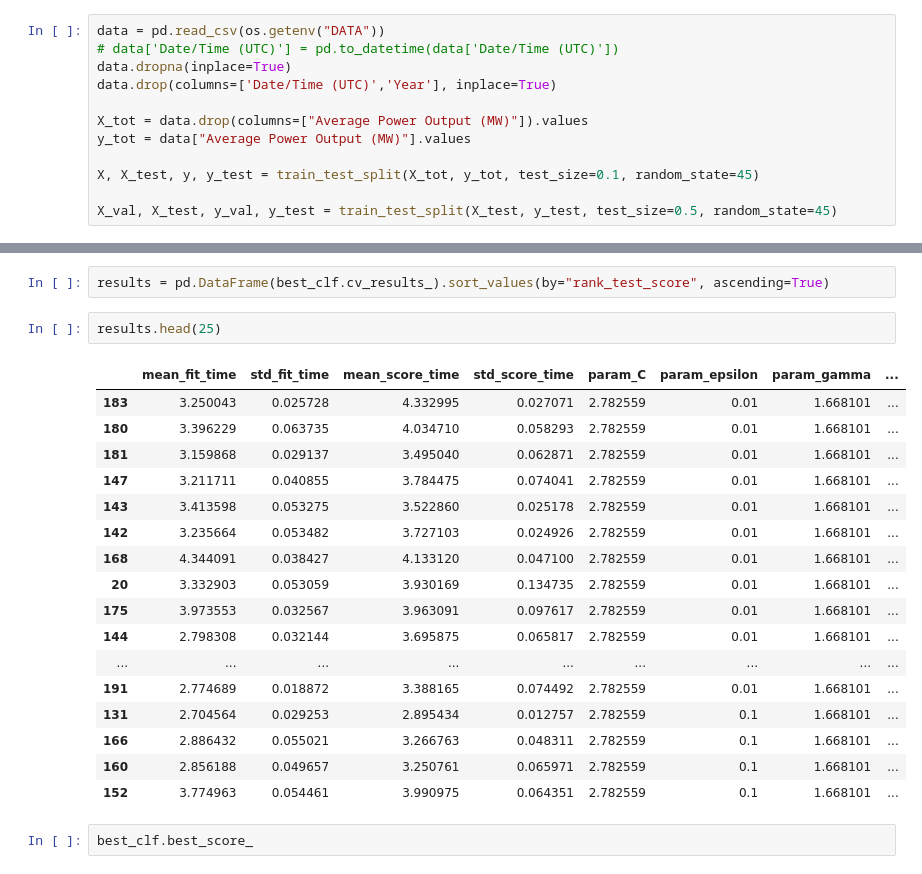
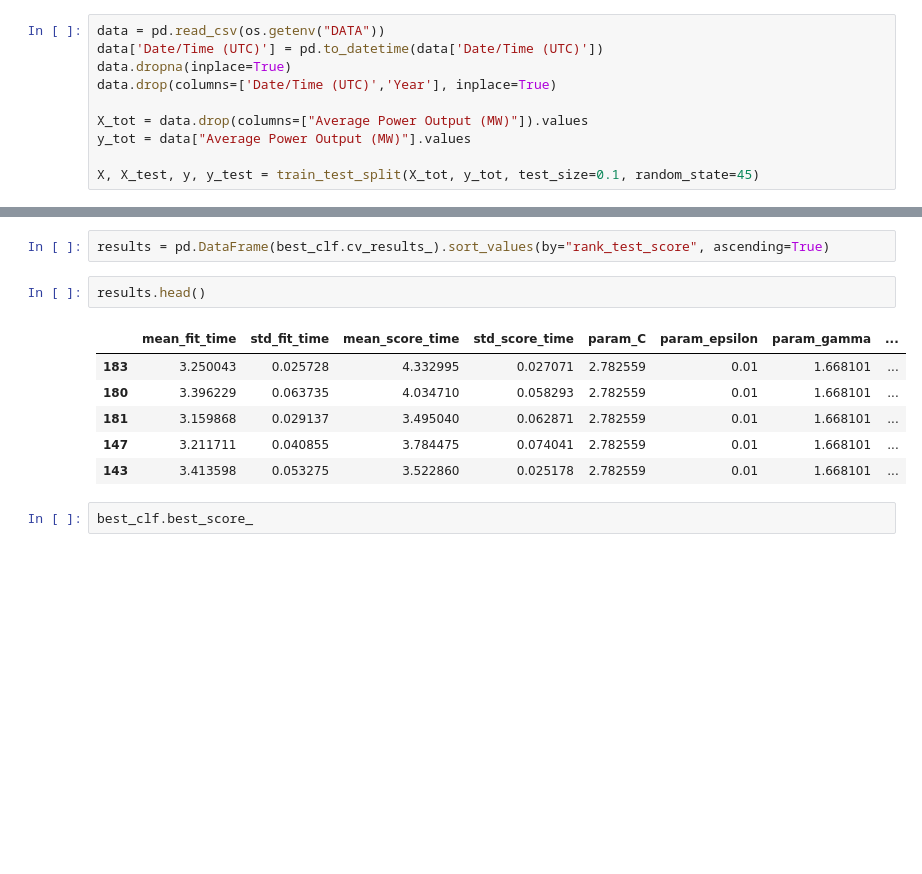
Before and after one commit to PhilJ0ly/EnergyNeedPrediction, a Jupyter notebook: models/svr.ipynb, the cells around one changed output, grey strips where cells are left out. Cells and saved outputs as stored; diff of their text form; blank space fills up the shorter version.

```diff
--- a/models/svr.ipynb
+++ b/models/svr.ipynb
@@ -23,7 +23,7 @@ True
 # Data
 # %%
 data = pd.read_csv(os.getenv("DATA"))
-# data['Date/Time (UTC)'] = pd.to_datetime(data['Date/Time (UTC)'])
+data['Date/Time (UTC)'] = pd.to_datetime(data['Date/Time (UTC)'])
 data.dropna(inplace=True)
 data.drop(columns=['Date/Time (UTC)','Year'], inplace=True)
 
@@ -31,7 +31,5 @@ X_tot = data.drop(columns=["Average Power Output (MW)"]).values
 y_tot = data["Average Power Output (MW)"].values
 
 X, X_test, y, y_test = train_test_split(X_tot, y_tot, test_size=0.1, random_state=45)
-
-X_val, X_test, y_val, y_test = train_test_split(X_test, y_test, test_size=0.5, random_state=45)
 # %%
 print(f'Training set size: {X.shape[0]}')
@@ -83,25 +74,14 @@ best_clf = clf.fit(X,y)
 # %%
 results = pd.DataFrame(best_clf.cv_results_).sort_values(by="rank_test_score", ascending=True)
 # %%
-results.head(25)
+results.head()
 # %% [output]
 |  | mean_fit_time | std_fit_time | mean_score_time | std_score_time | param_C | param_epsilon | param_gamma | ... |
 | 183 | 3.250043 | 0.025728 | 4.332995 | 0.027071 | 2.782559 | 0.01 | 1.668101 | ... |
 | 180 | 3.396229 | 0.063735 | 4.034710 | 0.058293 | 2.782559 | 0.01 | 1.668101 | ... |
 | 181 | 3.159868 | 0.029137 | 3.495040 | 0.062871 | 2.782559 | 0.01 | 1.668101 | ... |
 | 147 | 3.211711 | 0.040855 | 3.784475 | 0.074041 | 2.782559 | 0.01 | 1.668101 | ... |
 | 143 | 3.413598 | 0.053275 | 3.522860 | 0.025178 | 2.782559 | 0.01 | 1.668101 | ... |
-| 142 | 3.235664 | 0.053482 | 3.727103 | 0.024926 | 2.782559 | 0.01 | 1.668101 | ... |
-| 168 | 4.344091 | 0.038427 | 4.133120 | 0.047100 | 2.782559 | 0.01 | 1.668101 | ... |
-| 20 | 3.332903 | 0.053059 | 3.930169 | 0.134735 | 2.782559 | 0.01 | 1.668101 | ... |
-| 175 | 3.973553 | 0.032567 | 3.963091 | 0.097617 | 2.782559 | 0.01 | 1.668101 | ... |
-| 144 | 2.798308 | 0.032144 | 3.695875 | 0.065817 | 2.782559 | 0.01 | 1.668101 | ... |
-| ... | ... | ... | ... | ... | ... | ... | ... | ... |
-| 191 | 2.774689 | 0.018872 | 3.388165 | 0.074492 | 2.782559 | 0.01 | 1.668101 | ... |
-| 131 | 2.704564 | 0.029253 | 2.895434 | 0.012757 | 2.782559 | 0.1 | 1.668101 | ... |
-| 166 | 2.886432 | 0.055021 | 3.266763 | 0.048311 | 2.782559 | 0.1 | 1.668101 | ... |
-| 160 | 2.856188 | 0.049657 | 3.250761 | 0.065971 | 2.782559 | 0.1 | 1.668101 | ... |
-| 152 | 3.774963 | 0.054461 | 3.990975 | 0.064351 | 2.782559 | 0.1 | 1.668101 | ... |
 # %%
 best_clf.best_score_
 # %% [output]
```
Also changed, not shown: parts of 13 cells of this notebook, 4 other files.
